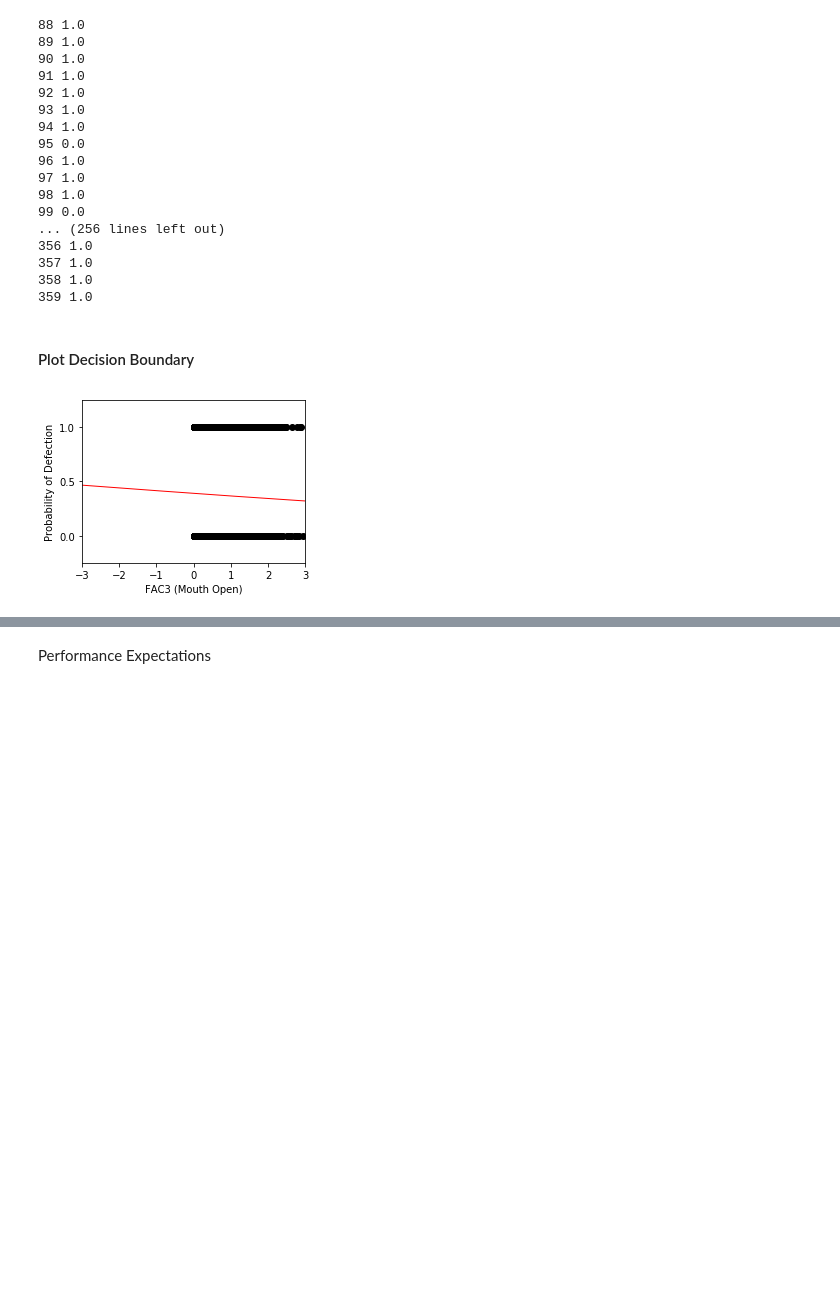
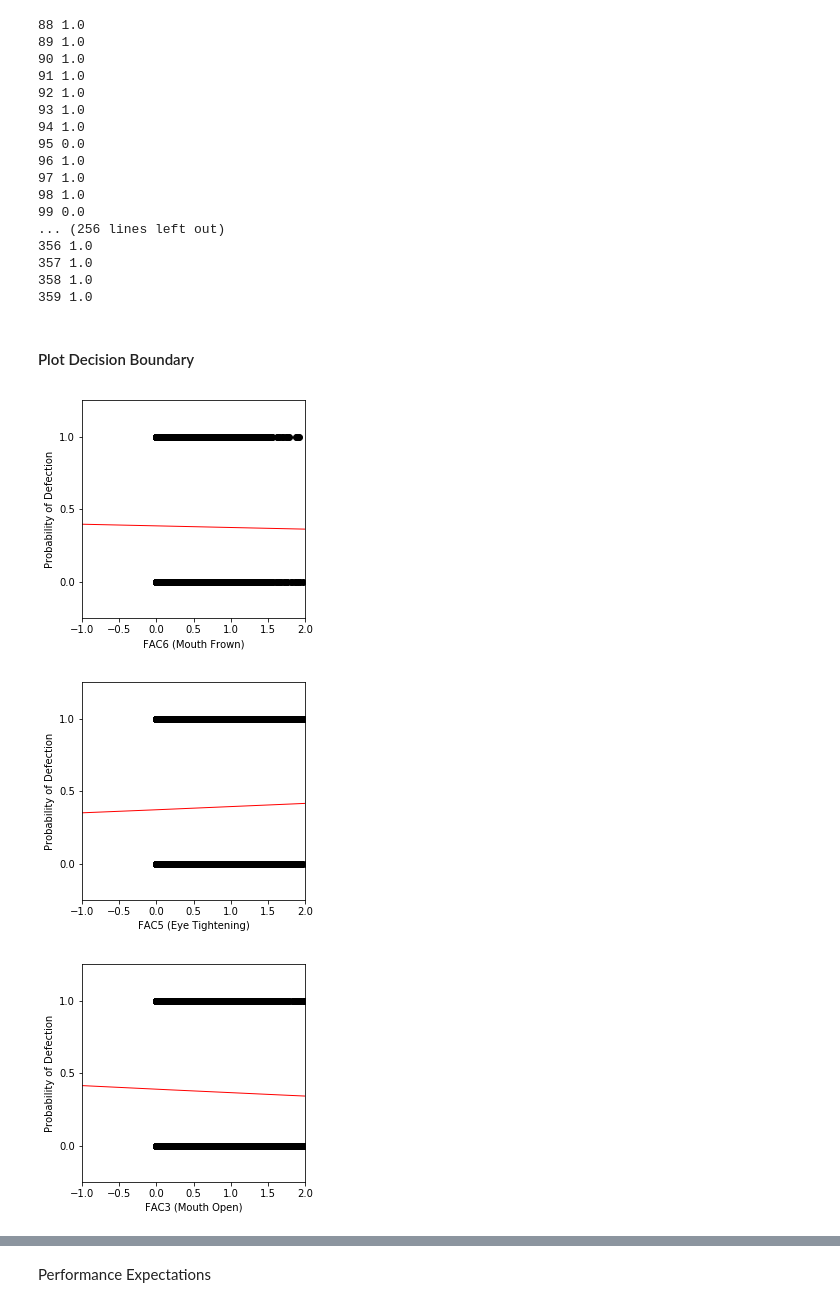
Before and after one commit to sushanti/Split-or-Steal, a Jupyter notebook: code.ipynb, the cells around one changed output, grey strips where cells are left out. Saved outputs shown, nothing was run; the diff lists cells and outputs as text; code cells hidden in the pictures; blank space fills up the shorter version.

Commit message:
refactor t-test and decision boundary

```diff
--- a/code.ipynb
+++ b/code.ipynb
@@ -17,7 +17,7 @@ df=df.fillna('N')
 #### Game Behavior Feature Engineering
 # %%
 #assign numbers to states as algorithms like LR need features to be numbers
-individual_states_dict={"C":0, "D":-1}
+individual_states_dict={"C":0, "D":1}
 joint_states_dict={"CC":1,"CD":2,"DC":3,"DD":4}
 
 #assign j to roundid to make the rounds range from 1 to 10
@@ -224,7 +224,7 @@ novel_df_features = pd.DataFrame({'self_last_pick':self_last_pick,'opp_last_pick
                               'roundID':roundID,'self_coop_rate_so_far':self_coop_rate_so_far,
                               'self_betrayal_rate_so_far':self_betrayal_rate_so_far,
                               'opp_coop_rate_so_far':opp_coop_rate_so_far,'opp_betrayal_rate_so_far':opp_betrayal_rate_so_far,
-                              'Fac1':Fac1,'Fac2':Fac2,'Fac3':Fac3,'Fac4':Fac4,'Fac4':Fac5,'Fac6':Fac6})
+                              'Fac1':Fac1,'Fac2':Fac2,'Fac3':Fac3,'Fac4':Fac4,'Fac5':Fac5,'Fac6':Fac6})
 print(novel_df_features)
 # %% [output]
       self_last_pick  opp_last_pick prev_state  roundID  \
@@ -409,37 +409,40 @@ train_test(MLPClassifier(),novel_df_features,df_target)
 # %% [markdown]
 #### Plot Decision Boundary
 # %%
-from sklearn.linear_model import LogisticRegression
-X = (df_features["Fac3"].values).reshape(-1,1)
-y=df_target.values
-
-clf = linear_model.LogisticRegression()
-clf.fit(X, y)
-
-#plot the result
-plt.figure(1, figsize=(4, 3))
-plt.clf()
-plt.scatter(X.ravel(), y, color='black', zorder=20)
-X_test = np.linspace(-5, 10, 300)
-
-
 def model(x):
     return 1 / (1 + np.exp(-x))
 
+def plot_dec_boundary_for_feature(feature,x_title,y_title):
+    from sklearn.linear_model import LogisticRegression
+    X = (df[feature].values).reshape(-1,1)
+    y=df_target.values
 
-loss = model(X_test * clf.coef_ + clf.intercept_).ravel()
-plt.plot(X_test, loss, color='red', linewidth=1)
+    clf = LogisticRegression()
+    clf.fit(X, y)
 
+    #plot the result
+    plt.figure(1, figsize=(4, 4))
+    plt.clf()
+    plt.scatter(X.ravel(), y, color='black', zorder=20)
+    X_test = np.linspace(-5, 10, 300)
 
+    loss = model(X_test * clf.coef_ + clf.intercept_).ravel()
+    plt.plot(X_test, loss, color='red', linewidth=1)
 
-plt.ylabel('Probability of Defection')
-plt.xlabel('FAC3 (Mouth Open)')
-plt.xticks()
-plt.yticks([0, 0.5, 1])
-plt.ylim(-.25, 1.25)
-plt.xlim(-3, 3)
+    plt.ylabel(y_title)
+    plt.xlabel(x_title)
+    plt.xticks()
+    plt.yticks([0, 0.5, 1])
+    plt.ylim(-.25, 1.25)
+    plt.xlim(-1, 2)
 
-plt.show()
+    plt.show()
-# %% [output]
-[figure, removed]
+# %%
+plot_dec_boundary_for_feature("Fac6","FAC6 (Mouth Frown)","Probability of Defection")
+plot_dec_boundary_for_feature("Fac5","FAC5 (Eye Tightening)","Probability of Defection")
+plot_dec_boundary_for_feature("Fac3","FAC3 (Mouth Open)","Probability of Defection")
+# %% [output]
+[figure, added]
+[figure, added]
+[figure, added]
 # %%
```
Also changed, not shown: parts of 3 cells of this notebook.
